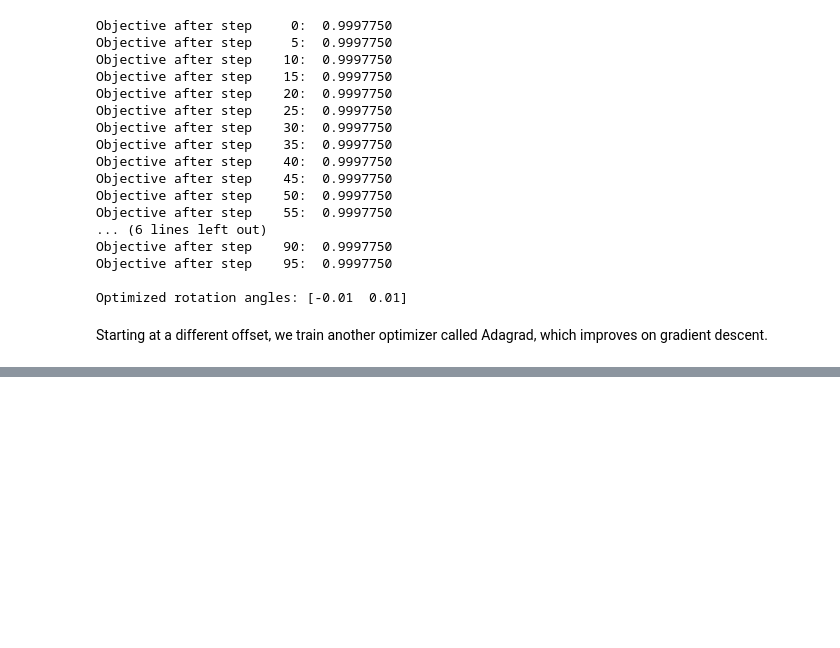
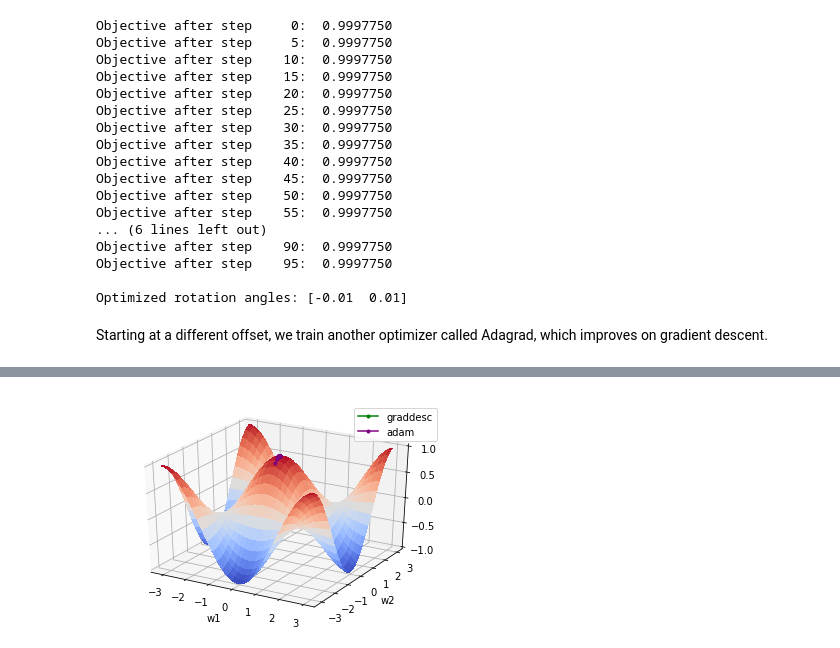
Before and after one commit to PennyLaneAI/pennylane-pq, a Jupyter notebook: demos/TutQ1_qubit-rotation.ipynb, the cells around one changed output, grey strips where cells are left out. Saved outputs shown, nothing was run; the diff lists cells and outputs as text; code cells hidden in the pictures; blank space fills up the shorter version.

```diff
--- a/demos/TutQ1_qubit-rotation.ipynb
+++ b/demos/TutQ1_qubit-rotation.ipynb
@@ -98,14 +121,17 @@ We choose a simple Gradient Descent Optimizer and update the weights for 10 step
 # %%
 o = GradientDescentOptimizer(0.5)
 
+weights_gd = []
 variables = variables_init
 for it in range(100):
     weights = o.step(objective, variables)
+
+    weights_gd.append(weights)
     if it % 5 == 0:
         print('Objective after step {:5d}: {: .7f}'.format(it, objective(weights)) )
 
 print()
-print('Optimized rotation angles:', variables)
+print('\nOptimized rotation angles: {}'.format(variables))
 # %% [output]
 Objective after step     0:  0.9997750
 Objective after step     5:  0.9997750
@@ -128,17 +154,19 @@ Optimized rotation angles: [-0.01  0.01]
 Starting at a different offset, we train another optimizer called Adagrad, which improves on gradient descent.
 # %%
 variables_init = np.array([-0.01, 0.01])
-print('Initial rotation angles:', variables_init)
+print('Initial rotation angles: {} \n'.format(variables_init))
 
 o = AdagradOptimizer(0.5)
 
+weights_adam = []
 variables = variables_init
 for it in range(100):
-    variables = o.step(objective, variables)
+    weights = o.step(objective, variables)
+
+    weights_adam.append(weights)
     if it % 5 == 0:
-        print('Objective after step {:5d}: {: .7f}'.format(it+1, objective(variables)) )
+        print('Objective after step {:5d}: {: .7f}'.format(it, objective(weights)) )
 
-print()
-print('Optimized rotation angles:', variables)
+print('\nOptimized rotation angles: {}'.format(variables))
 # %% [output]
 Initial rotation angles: [-0.01  0.01]
@@ -164,0 +191,29 @@ Optimized rotation angles: [-3.14159265e+00  2.94207915e-11]
+# %%
+fig = plt.figure(figsize = (6, 4))
+ax = fig.gca(projection='3d')
+
+X = np.arange(-3.1, 3.1, 0.1)
+Y = np.arange(-3.1, 3.1, 0.1)
+length = len(X)
+xx, yy = np.meshgrid(X, Y)
+Z = np.array([[objective([x, y]) for x in X] for y in Y]).reshape(length, length)
+surf = ax.plot_surface(xx, yy, Z, cmap=cm.coolwarm, antialiased=False)
+
+path_z = [objective(weights)+0.001 for weights in weights_gd]
+path_x = [w[0] for w in weights_gd]
+path_y = [w[1] for w in weights_gd]
+ax.plot(path_x, path_y, path_z, c='green', marker='.', label="graddesc")
+
+path_z = [objective(weights)+0.001 for weights in weights_adam]
+path_x = [w[0] for w in weights_adam]
+path_y = [w[1] for w in weights_adam]
+ax.plot(path_x, path_y, path_z, c='purple', marker='.', label="adam")
+
+ax.set_xlabel("w1")
+ax.set_ylabel("w2")
+ax.zaxis.set_major_locator(LinearLocator(5))
+
+plt.legend()
+plt.show()
+# %% [output]
+[figure, added]
```
Also changed, not shown: parts of 6 cells of this notebook, 7 other files.
